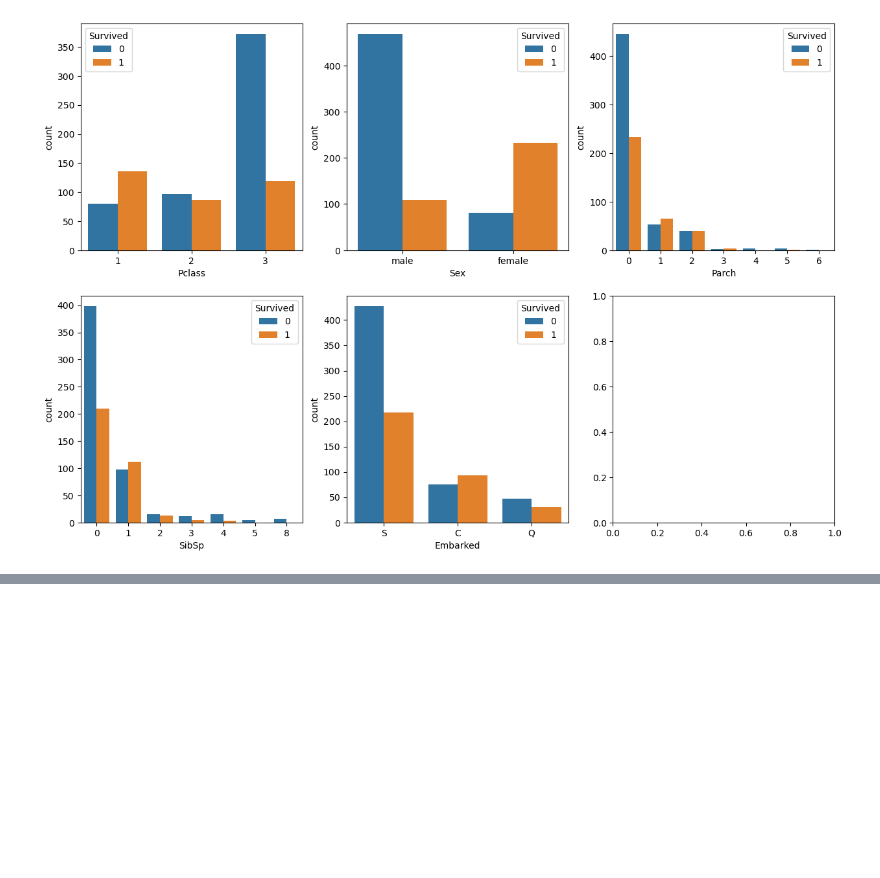
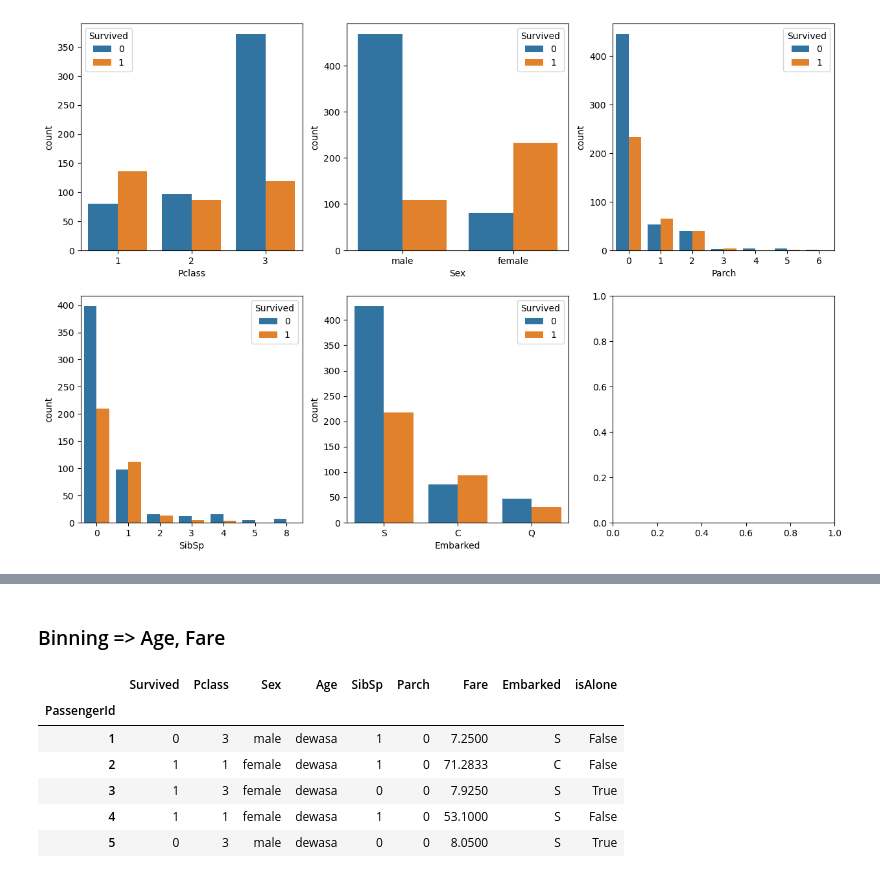
Before and after one commit to HekalMaulana/ML-REGRESI_KLASIFIKASI-LAB, a Jupyter notebook: 04 - KNN & Scikit-learn/Part 4 - EDA dan Feature Engineering.ipynb, the cells around one changed output, grey strips where cells are left out. Saved outputs shown, nothing was run; the diff lists cells and outputs as text; code cells hidden in the pictures; blank space fills up the shorter version.

```diff
--- a/04 - KNN & Scikit-learn/Part 4 - EDA dan Feature Engineering.ipynb
+++ b/04 - KNN & Scikit-learn/Part 4 - EDA dan Feature Engineering.ipynb
@@ -103,0 +119,13 @@ for cat, ax in zip(cat_var, axes.flatten()):
+# %% [markdown]
+### Binning => Age, Fare
+# %%
+df.Age = pd.cut(df.Age, [0, 5, 12, 18, 40, 120], labels=["balita", "anak-anak", "remaja", "dewasa", "lansia"])
+df.head()
+# %% [output]
+|  | Survived | Pclass | Sex | Age | SibSp | Parch | Fare | Embarked | isAlone |
+| PassengerId |  |  |  |  |  |  |  |  |  |
+| 1 | 0 | 3 | male | dewasa | 1 | 0 | 7.2500 | S | False |
+| 2 | 1 | 1 | female | dewasa | 1 | 0 | 71.2833 | C | False |
+| 3 | 1 | 3 | female | dewasa | 0 | 0 | 7.9250 | S | True |
+| 4 | 1 | 1 | female | dewasa | 1 | 0 | 53.1000 | S | False |
+| 5 | 0 | 3 | male | dewasa | 0 | 0 | 8.0500 | S | True |
```
Also changed, not shown: parts of 10 cells of this notebook.
